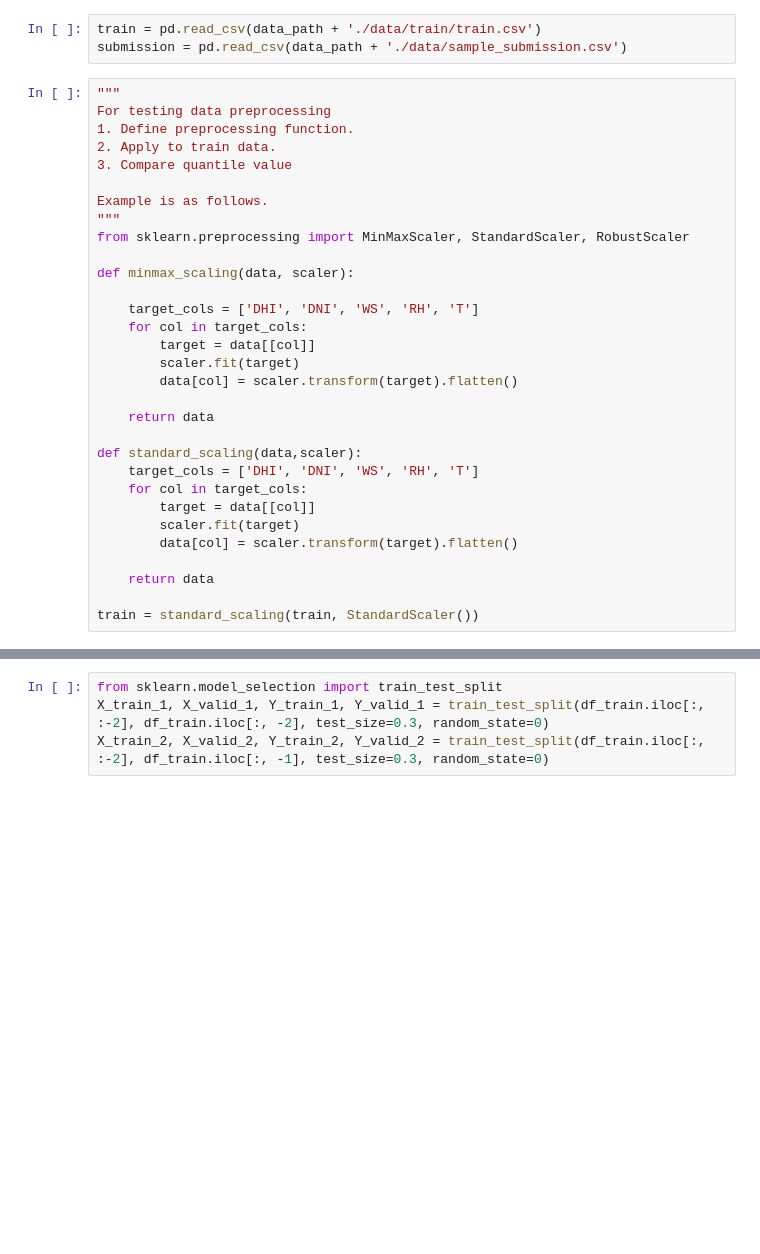
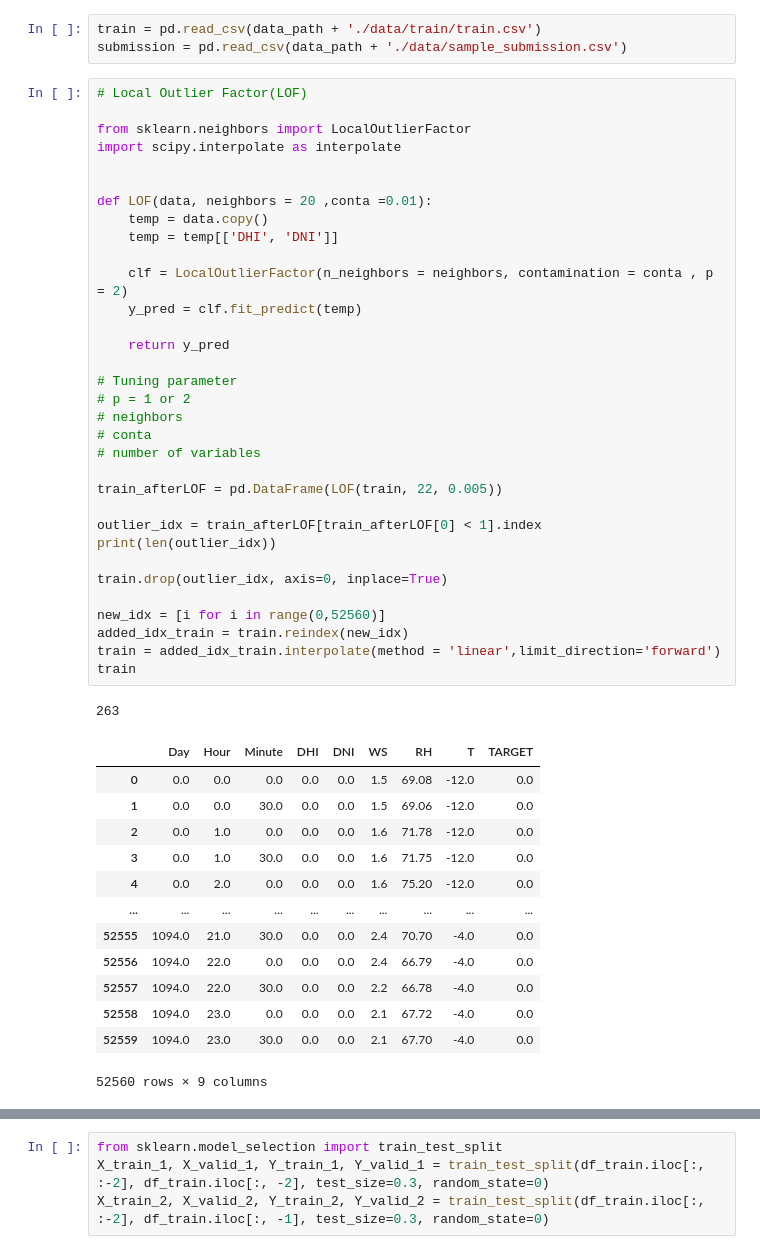
Before and after one commit to gogooma9/SolarGen, a Jupyter notebook: src/solar_gen.ipynb, the cells around one changed output, grey strips where cells are left out. Saved outputs shown, nothing was run; the diff lists cells and outputs as text; blank space fills up the shorter version.

Commit message:
Pre_processing (detect and delete outliers, fill the blank)

```diff
--- a/src/solar_gen.ipynb
+++ b/src/solar_gen.ipynb
@@ -17,34 +21,51 @@ data_path = '/content/drive/MyDrive/SolarGen/'
 # %%
 train = pd.read_csv(data_path + './data/train/train.csv')
 submission = pd.read_csv(data_path + './data/sample_submission.csv')
-# %%
-"""
-For testing data preprocessing
-1. Define preprocessing function.
-2. Apply to train data.
-3. Compare quantile value
-
-Example is as follows.
-"""
-from sklearn.preprocessing import MinMaxScaler, StandardScaler, RobustScaler
-
-def minmax_scaling(data, scaler):
-
-    target_cols = ['DHI', 'DNI', 'WS', 'RH', 'T']
-    for col in target_cols:
-        target = data[[col]]
-        scaler.fit(target)
-        data[col] = scaler.transform(target).flatten()
-
-    return data
-
-def standard_scaling(data,scaler):
-    target_cols = ['DHI', 'DNI', 'WS', 'RH', 'T']
-    for col in target_cols:
-        target = data[[col]]
-        scaler.fit(target)
-        data[col] = scaler.transform(target).flatten()
-
-    return data
-
-train = standard_scaling(train, StandardScaler())
+# %%
+# Local Outlier Factor(LOF)
+
+from sklearn.neighbors import LocalOutlierFactor
+import scipy.interpolate as interpolate
+
+
+def LOF(data, neighbors = 20 ,conta =0.01):
+    temp = data.copy()
+    temp = temp[['DHI', 'DNI']]
+
+    clf = LocalOutlierFactor(n_neighbors = neighbors, contamination = conta , p = 2)
+    y_pred = clf.fit_predict(temp)
+
+    return y_pred
+
+# Tuning parameter
+# p = 1 or 2
+# neighbors
+# conta
+# number of variables
+
+train_afterLOF = pd.DataFrame(LOF(train, 22, 0.005))
+
+outlier_idx = train_afterLOF[train_afterLOF[0] < 1].index
+print(len(outlier_idx))
+
+train.drop(outlier_idx, axis=0, inplace=True)
+
+new_idx = [i for i in range(0,52560)]
+added_idx_train = train.reindex(new_idx)
+train = added_idx_train.interpolate(method = 'linear',limit_direction='forward')
+train
+# %% [output]
+263
+|  | Day | Hour | Minute | DHI | DNI | WS | RH | T | TARGET |
+| 0 | 0.0 | 0.0 | 0.0 | 0.0 | 0.0 | 1.5 | 69.08 | -12.0 | 0.0 |
+| 1 | 0.0 | 0.0 | 30.0 | 0.0 | 0.0 | 1.5 | 69.06 | -12.0 | 0.0 |
+| 2 | 0.0 | 1.0 | 0.0 | 0.0 | 0.0 | 1.6 | 71.78 | -12.0 | 0.0 |
+| 3 | 0.0 | 1.0 | 30.0 | 0.0 | 0.0 | 1.6 | 71.75 | -12.0 | 0.0 |
+| 4 | 0.0 | 2.0 | 0.0 | 0.0 | 0.0 | 1.6 | 75.20 | -12.0 | 0.0 |
+| ... | ... | ... | ... | ... | ... | ... | ... | ... | ... |
+| 52555 | 1094.0 | 21.0 | 30.0 | 0.0 | 0.0 | 2.4 | 70.70 | -4.0 | 0.0 |
+| 52556 | 1094.0 | 22.0 | 0.0 | 0.0 | 0.0 | 2.4 | 66.79 | -4.0 | 0.0 |
+| 52557 | 1094.0 | 22.0 | 30.0 | 0.0 | 0.0 | 2.2 | 66.78 | -4.0 | 0.0 |
+| 52558 | 1094.0 | 23.0 | 0.0 | 0.0 | 0.0 | 2.1 | 67.72 | -4.0 | 0.0 |
+| 52559 | 1094.0 | 23.0 | 30.0 | 0.0 | 0.0 | 2.1 | 67.70 | -4.0 | 0.0 |
+52560 rows × 9 columns
```
Also changed, not shown: parts of 15 cells of this notebook.
